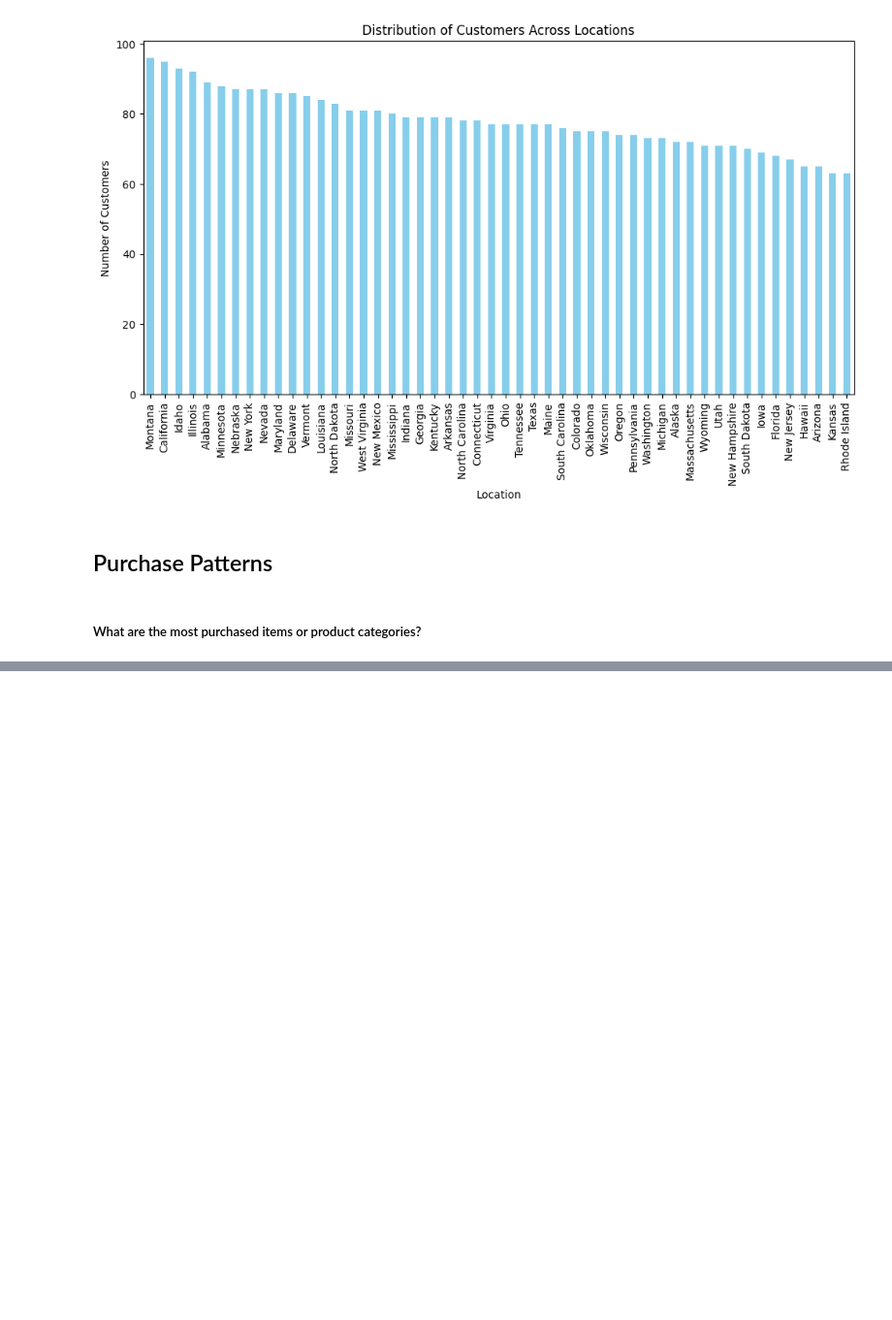
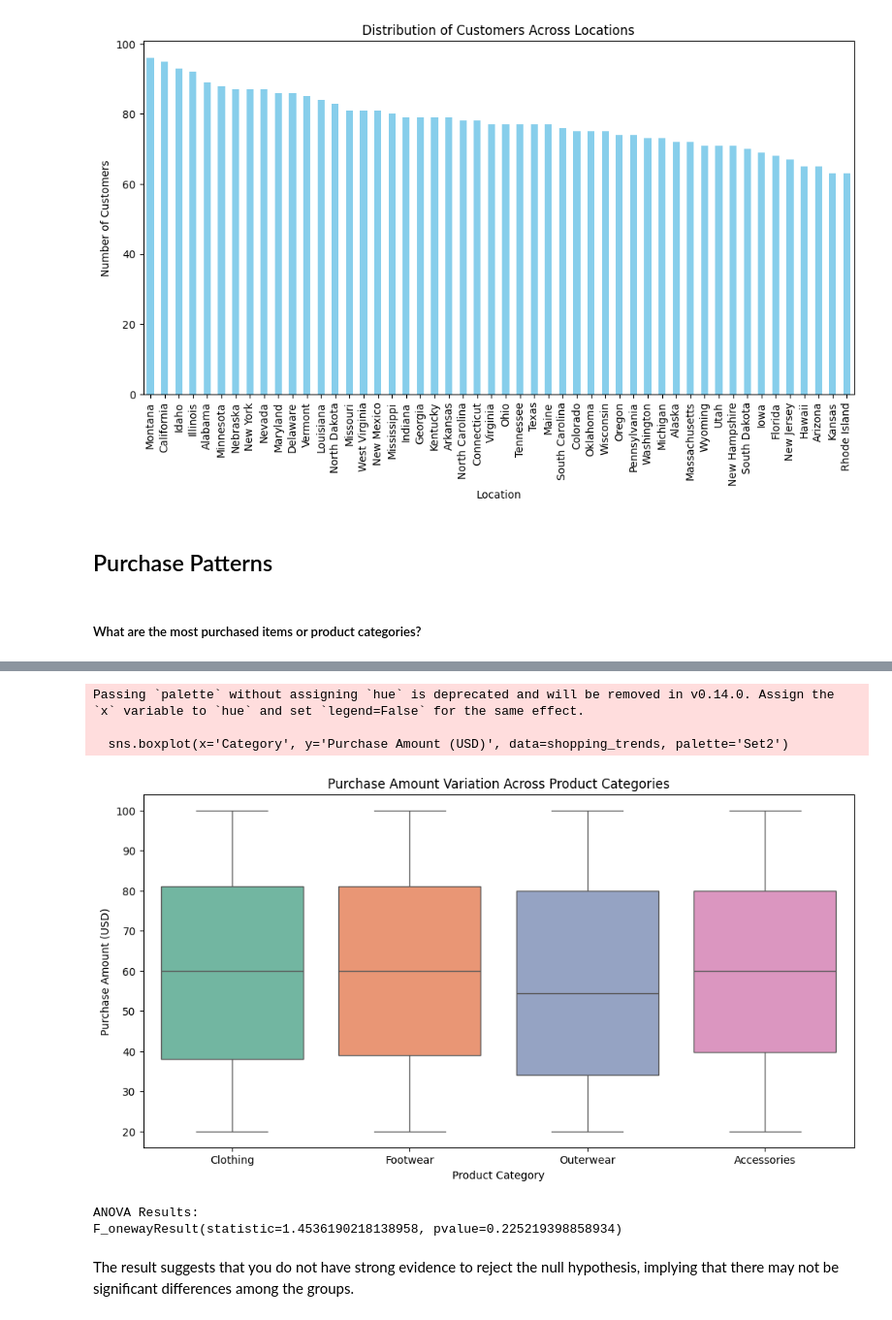
Before and after one commit to melvinquashie/Consumer-Behavior-and-Shopping-Habits, a Jupyter notebook: Consumer Behavior and Shopping Habits/Untitled-1.ipynb, the cells around one changed output, grey strips where cells are left out. Shown at 97% size. Drawn from its saved outputs; the diff is of its cells as text; code cells hidden in the pictures; blank space fills up the shorter version.

```diff
--- a/Consumer Behavior and Shopping Habits/Untitled-1.ipynb
+++ b/Consumer Behavior and Shopping Habits/Untitled-1.ipynb
@@ -395,0 +492,27 @@ plt.show()
+# %%
+# Box plot for purchase amounts by product category
+plt.figure(figsize=(12, 6))
+sns.boxplot(x='Category', y='Purchase Amount (USD)', data=shopping_trends, palette='Set2')
+plt.title('Purchase Amount Variation Across Product Categories')
+plt.xlabel('Product Category')
+plt.ylabel('Purchase Amount (USD)')
+plt.show()
+# %% [output]
+Passing `palette` without assigning `hue` is deprecated and will be removed in v0.14.0. Assign the `x` variable to `hue` and set `legend=False` for the same effect.
+
+  sns.boxplot(x='Category', y='Purchase Amount (USD)', data=shopping_trends, palette='Set2')
+[figure, added]
+# %%
+# Perform statistical tests (e.g., ANOVA) to determine if there are significant differences in purchase amounts among different product categories.
+from scipy.stats import f_oneway
+
+# Example ANOVA test
+categories = shopping_trends['Category'].unique()
+anova_results = f_oneway(*(shopping_trends[shopping_trends['Category'] == category]['Purchase Amount (USD)'] for category in categories))
+print("ANOVA Results:")
+print(anova_results)
+# %% [output]
+ANOVA Results:
+F_onewayResult(statistic=1.4536190218138958, pvalue=0.225219398858934)
+# %% [markdown]
+The result suggests that you do not have strong evidence to reject the null hypothesis, implying that there may not be significant differences among the groups.
```
Also changed, not shown: parts of 5 cells of this notebook.
